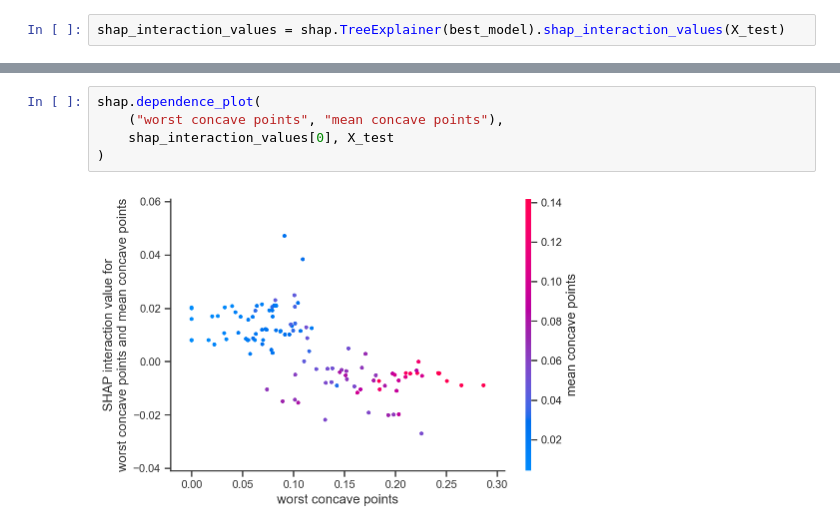
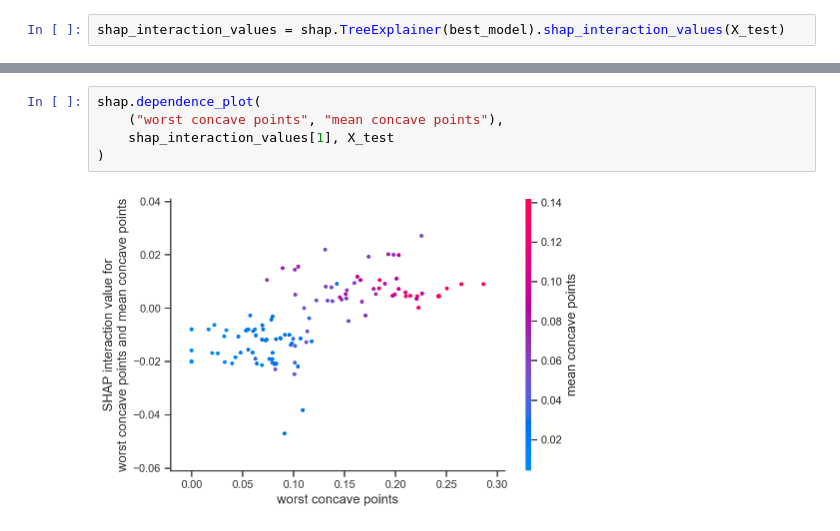
Before and after one commit to thampiman/interpretability, a Jupyter notebook: SHAP_TreeEnsembles.ipynb, the cells around one changed output, grey strips where cells are left out. Cells and saved outputs as stored; diff of their text form.

```diff
--- a/SHAP_TreeEnsembles.ipynb
+++ b/SHAP_TreeEnsembles.ipynb
@@ -127,7 +133,7 @@ shap.summary_plot(shap_interaction_values[0], X_test)
 # %%
 shap.dependence_plot(
     ("worst concave points", "mean concave points"),
-    shap_interaction_values[0], X_test
+    shap_interaction_values[1], X_test
 )
 # %% [output]
-[figure, old version]
+[figure, new version]
```
Also changed, not shown: parts of 4 cells of this notebook.
